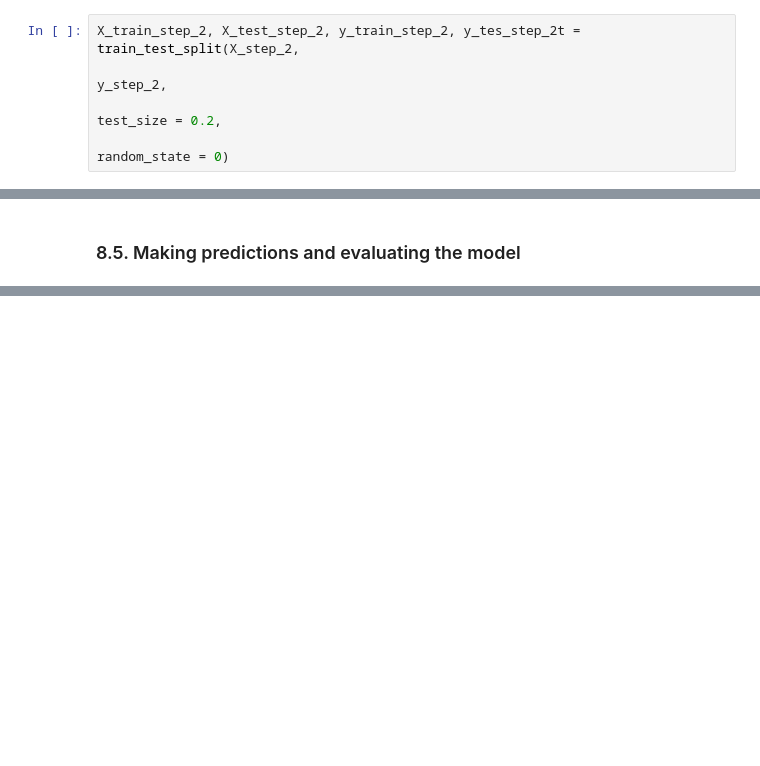
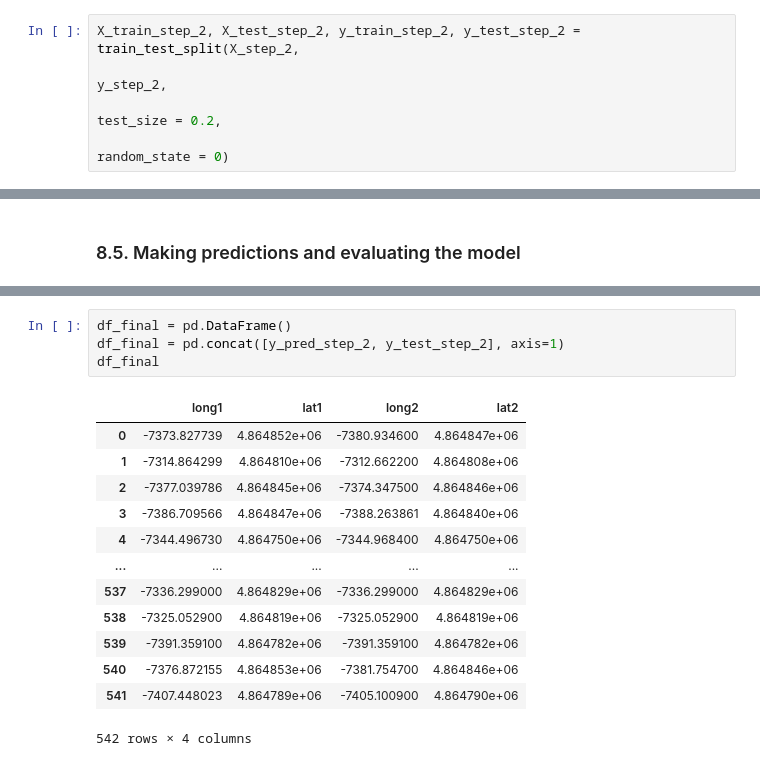
Before and after one commit to enacheandrei7/indoor-localization-dnn-knn-lstm, a Jupyter notebook: Disertation program - DNN and Improved KNN.ipynb, the cells around one changed output, grey strips where cells are left out. Cells and saved outputs as stored; diff of their text form; blank space fills up the shorter version.

```diff
--- a/Disertation program - DNN and Improved KNN.ipynb
+++ b/Disertation program - DNN and Improved KNN.ipynb
@@ -565,7 +554,7 @@ y_step_2
 # %% [markdown]
 ### 8.3. Splitting the data in Train and Test
 # %%
-X_train_step_2, X_test_step_2, y_train_step_2, y_tes_step_2t = train_test_split(X_step_2,
+X_train_step_2, X_test_step_2, y_train_step_2, y_test_step_2 = train_test_split(X_step_2,
                                                                                 y_step_2,
                                                                                 test_size = 0.2,
                                                                                 random_state = 0)
@@ -607,0 +642,18 @@ KNeighborsRegressor(n_neighbors=10, weights='distance')
+# %%
+df_final = pd.DataFrame()
+df_final = pd.concat([y_pred_step_2, y_test_step_2], axis=1)
+df_final
+# %% [output]
+|  | long1 | lat1 | long2 | lat2 |
+| 0 | -7373.827739 | 4.864852e+06 | -7380.934600 | 4.864847e+06 |
+| 1 | -7314.864299 | 4.864810e+06 | -7312.662200 | 4.864808e+06 |
+| 2 | -7377.039786 | 4.864845e+06 | -7374.347500 | 4.864846e+06 |
+| 3 | -7386.709566 | 4.864847e+06 | -7388.263861 | 4.864840e+06 |
+| 4 | -7344.496730 | 4.864750e+06 | -7344.968400 | 4.864750e+06 |
+| ... | ... | ... | ... | ... |
+| 537 | -7336.299000 | 4.864829e+06 | -7336.299000 | 4.864829e+06 |
+| 538 | -7325.052900 | 4.864819e+06 | -7325.052900 | 4.864819e+06 |
+| 539 | -7391.359100 | 4.864782e+06 | -7391.359100 | 4.864782e+06 |
+| 540 | -7376.872155 | 4.864853e+06 | -7381.754700 | 4.864846e+06 |
+| 541 | -7407.448023 | 4.864789e+06 | -7405.100900 | 4.864790e+06 |
+542 rows × 4 columns
```
Also changed, not shown: parts of 16 cells of this notebook.
